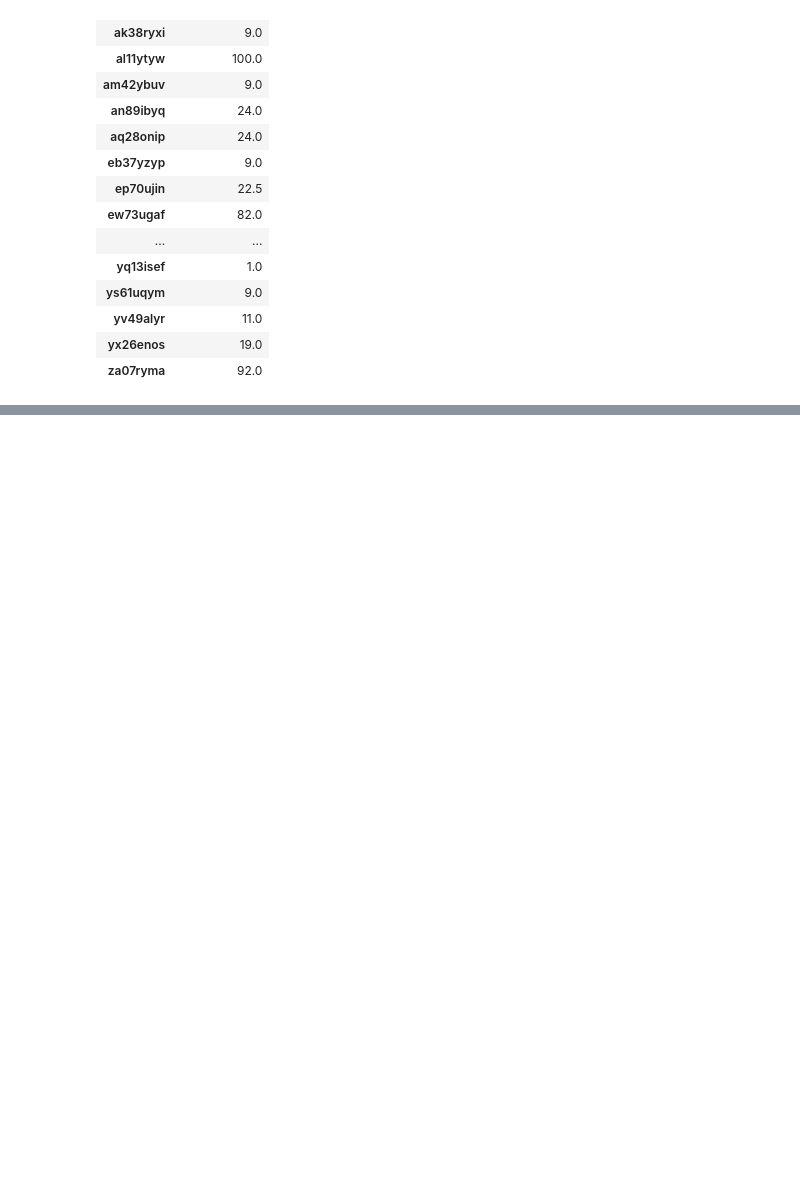
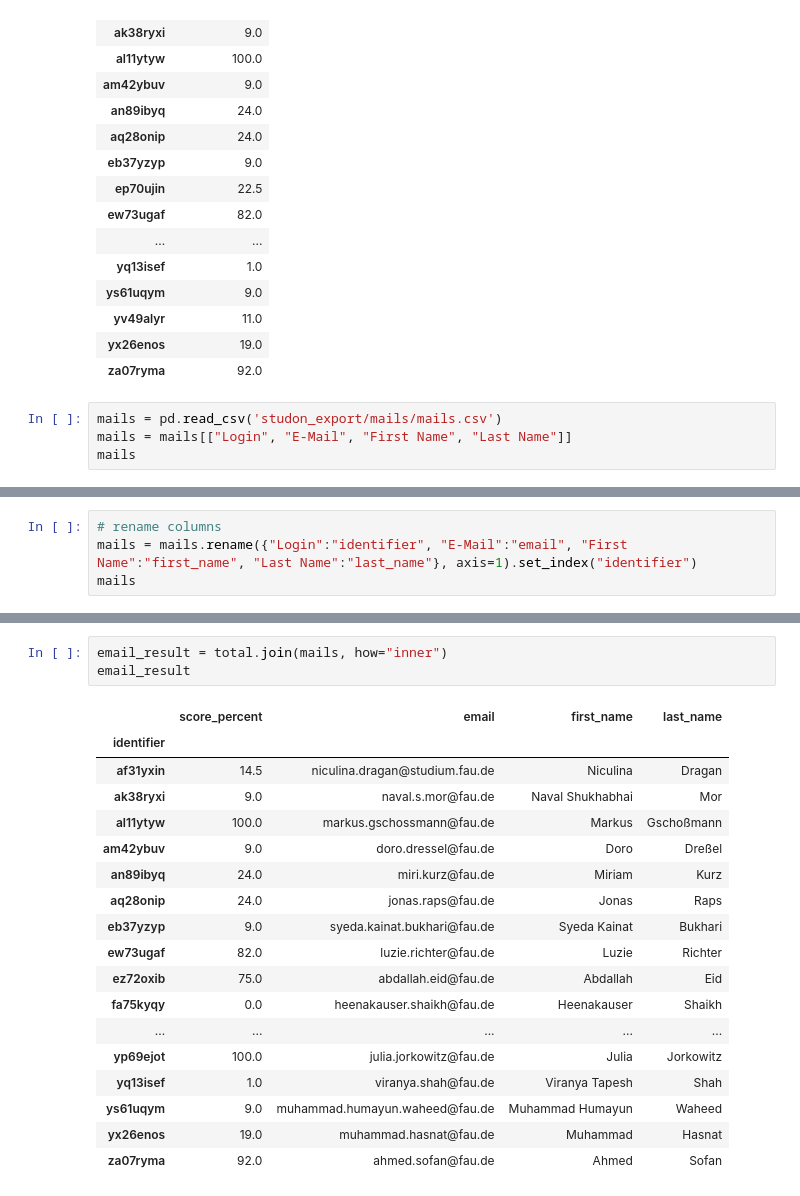
Before and after one commit to digikolleg-data-science-psychology/ads_exercise, a Jupyter notebook: calculate_score.ipynb, the cells around one changed output, grey strips where cells are left out. Drawn from its saved outputs; the diff is of its cells as text; blank space fills up the shorter version.

Commit message:
mail sending + final scores

```diff
--- a/calculate_score.ipynb
+++ b/calculate_score.ipynb
@@ -202,3 +183,7 @@ total
 | yv49alyr | 11.0 |
 | yx26enos | 19.0 |
 | za07ryma | 92.0 |
+# %%
+mails = pd.read_csv('studon_export/mails/mails.csv')
+mails = mails[["Login", "E-Mail", "First Name", "Last Name"]]
+mails
@@ -204,0 +204,4 @@ total
+# %%
+# rename columns
+mails = mails.rename({"Login":"identifier", "E-Mail":"email", "First Name":"first_name", "Last Name":"last_name"}, axis=1).set_index("identifier")
+mails
@@ -204,0 +223,22 @@ total
+# %%
+email_result = total.join(mails, how="inner")
+email_result
+# %% [output]
+|  | score_percent | email | first_name | last_name |
+| identifier |  |  |  |  |
+| af31yxin | 14.5 | niculina.dragan@studium.fau.de | Niculina | Dragan |
+| ak38ryxi | 9.0 | naval.s.mor@fau.de | Naval Shukhabhai | Mor |
+| al11ytyw | 100.0 | markus.gschossmann@fau.de | Markus | Gschoßmann |
+| am42ybuv | 9.0 | doro.dressel@fau.de | Doro | Dreßel |
+| an89ibyq | 24.0 | miri.kurz@fau.de | Miriam | Kurz |
+| aq28onip | 24.0 | jonas.raps@fau.de | Jonas | Raps |
+| eb37yzyp | 9.0 | syeda.kainat.bukhari@fau.de | Syeda Kainat | Bukhari |
+| ew73ugaf | 82.0 | luzie.richter@fau.de | Luzie | Richter |
+| ez72oxib | 75.0 | abdallah.eid@fau.de | Abdallah | Eid |
+| fa75kyqy | 0.0 | heenakauser.shaikh@fau.de | Heenakauser | Shaikh |
+| ... | ... | ... | ... | ... |
+| yp69ejot | 100.0 | julia.jorkowitz@fau.de | Julia | Jorkowitz |
+| yq13isef | 1.0 | viranya.shah@fau.de | Viranya Tapesh | Shah |
+| ys61uqym | 9.0 | muhammad.humayun.waheed@fau.de | Muhammad Humayun | Waheed |
+| yx26enos | 19.0 | muhammad.hasnat@fau.de | Muhammad | Hasnat |
+| za07ryma | 92.0 | ahmed.sofan@fau.de | Ahmed | Sofan |
```
Also changed, not shown: parts of 8 cells of this notebook, 6 other files.
